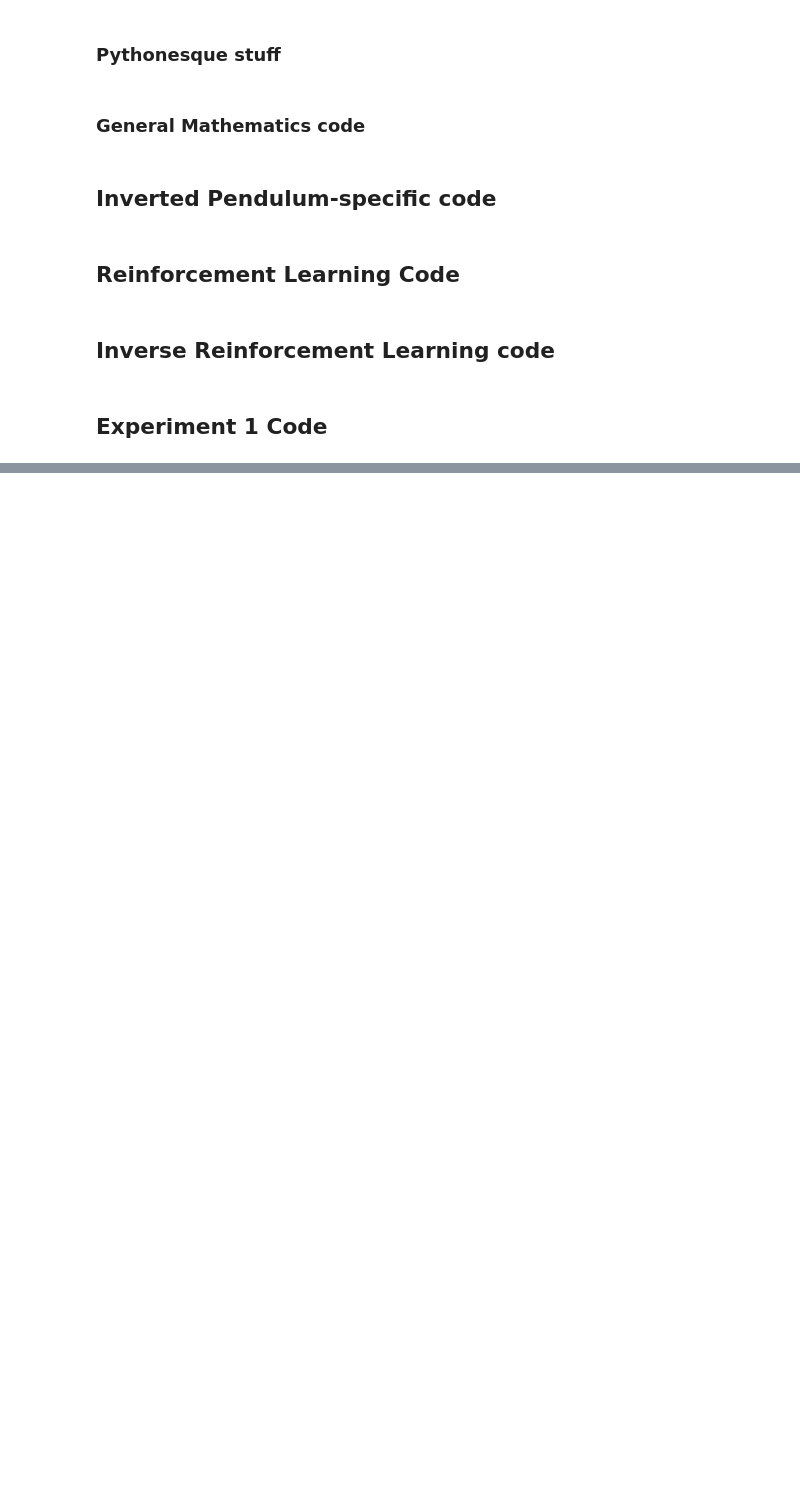
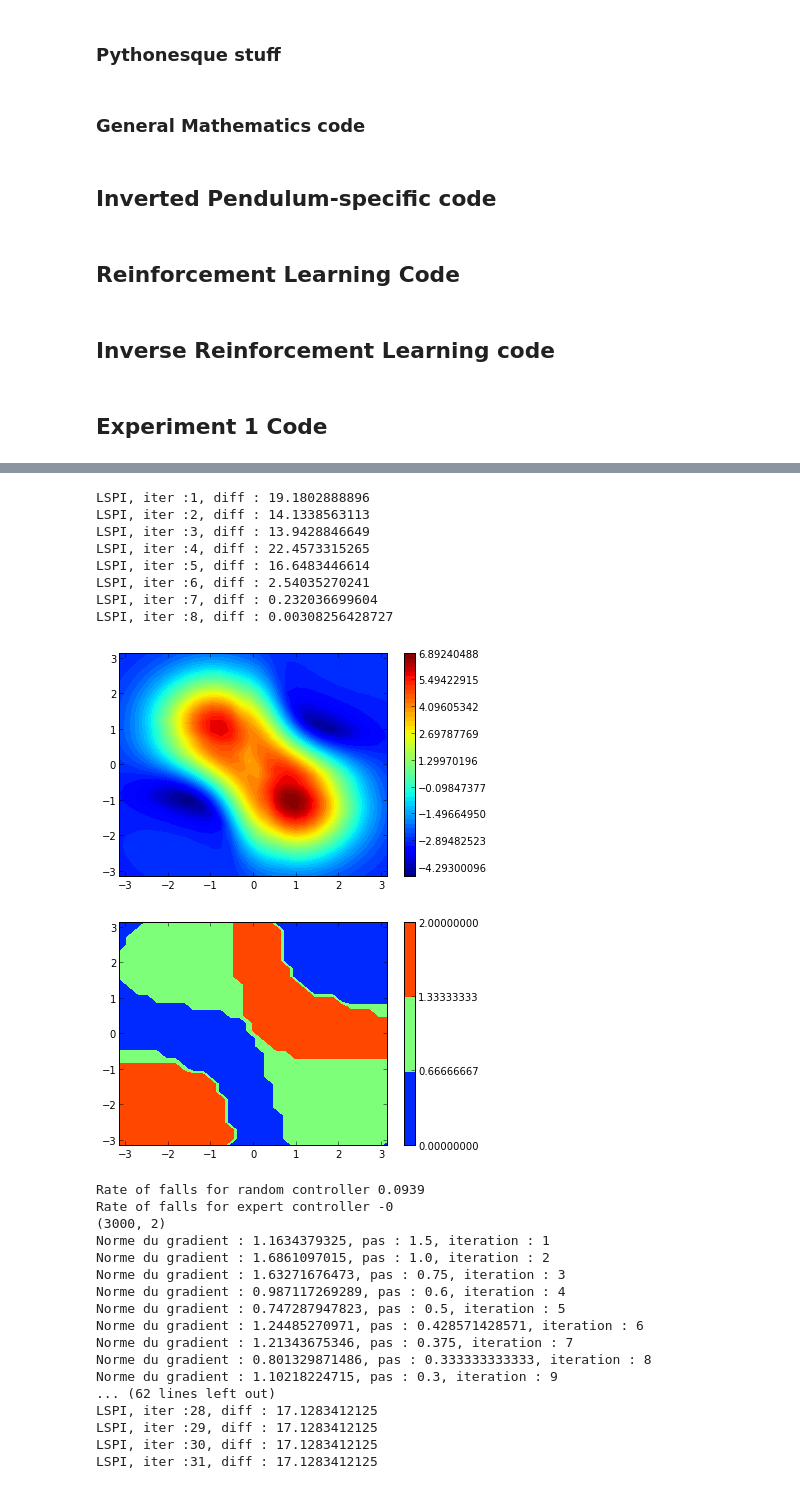
Before and after one commit to edouardklein/RL-and-IRL, a Jupyter notebook: Exp1.ipynb, the cells around one changed output, grey strips where cells are left out. Cells and saved outputs as stored; diff of their text form; code cells hidden in the pictures; blank space fills up the shorter version.

```diff
--- a/Exp1.ipynb
+++ b/Exp1.ipynb
@@ -280,11 +284,21 @@ def inverted_pendulum_plot( f, draw_contour=True, contour_levels=50, draw_surfac
     if draw_contour:
         contourf(pos,speed,Z,levels=linspace(min(Z.reshape(-1)),max(Z.reshape(-1)),contour_levels+1))
         colorbar()
-    show()
+    #show()
 def inverted_pendulum_plot_policy( policy ):
     two_args_pol = lambda p,s:squeeze(policy(zip_stack(p,s)))
     inverted_pendulum_plot(two_args_pol,contour_levels=3)
-#test_omega=zeros((30,1))
+def inverted_pendulum_plot_SAReward(reward,policy):
+    X = linspace(-pi,pi,30)
+    Y = X
+    X,Y = meshgrid(X,Y)
+    XY = zip_stack(X,Y)
+    XYA = zip_stack(X,Y,squeeze(policy(XY)))
+    Z = squeeze(reward(XYA))
+    contourf(X,Y,Z,levels=linspace(min(Z.reshape(-1)),max(Z.reshape(-1)),51))
+    colorbar()
+
+#test_omega=zeros((30,1)
 #test_omega[5]=1.
 #inverted_pendulum_plot(inverted_pendulum_V(test_omega))
 #pol = greedy_policy(test_omega,inverted_pendulum_phi,ACTION_SPACE)
@@ -376,13 +393,15 @@ def get_structured_classifier_for_SCI(s_dim, phi, phi_dim, A):
         return classif_rule,score
     return classifier
 
-def get_least_squares_regressor_for_SCI(psi, s_dim):
+def get_least_squares_regressor_for_SCI(phi, sa_dim):
     #ax=b,find x
     def regressor(data):
-        a=squeeze(psi(data[:,0:s_dim]))
-        b=data[:,s_dim:]
+        a=squeeze(phi(data[:,0:sa_dim]))
+        b=data[:,sa_dim:]
+        print "Regressor : data, a and b shapes and s_dim: "+str(data.shape)+str(a.shape)+str(b.shape)+str(sa_dim)
         x=lstsq(a,b)[0]
-        return lambda s:dot(x.transpose(),psi(s))
+        print "Regressor : x.shape : "+str(x.shape)
+        return lambda sa:dot(x.transpose(),phi(sa))
     return lambda data: regressor(data)
 # %% [markdown]
 ## Experiment 1 Code
@@ -413,0 +408,49 @@ Rate of falls for expert controller -0
+# %%
+
+data_random = inverted_pendulum_random_trace()
+data_expert,policy,omega = inverted_pendulum_expert_trace(inverted_pendulum_reward)
+random_falls_rate = - mean( data_random[:,5] )
+expert_falls_rate = - mean( data_expert[:,5] )
+print "Rate of falls for random controller "+str(random_falls_rate)
+print "Rate of falls for expert controller "+str(expert_falls_rate)
+classifier = get_structured_classifier_for_SCI(2, inverted_pendulum_phi, 30, ACTION_SPACE)#
+regressor = get_least_squares_regressor_for_SCI(inverted_pendulum_phi, 3)
+reward = CSI( data_expert, classifier, regressor, ACTION_SPACE, s_dim=2)
+CSI_reward = lambda sas: squeeze(reward(sas[:3]))
+CSI_reward(rand(5))
+data_CSI,policy_CSI,omega_CSI = inverted_pendulum_expert_trace( reward=CSI_reward)
+inverted_pendulum_plot_SAReward( reward, policy)
+def mean_reward(s,p):
+    actions = [a*ones(s.shape) for a in ACTION_SPACE]
+    matrices = [zip_stack(s,p,a) for a in actions]
+    return mean(array([squeeze(reward(m)) for m in matrices]), axis=0)
+inverted_pendulum_plot( mean_reward)
+inverted_pendulum_plot_policy( policy_CSI)
+# %% [output]
+LSPI, iter :1, diff : 19.1802888896
+LSPI, iter :2, diff : 14.1338563113
+LSPI, iter :3, diff : 13.9428846649
+LSPI, iter :4, diff : 22.4573315265
+LSPI, iter :5, diff : 16.6483446614
+LSPI, iter :6, diff : 2.54035270241
+LSPI, iter :7, diff : 0.232036699604
+LSPI, iter :8, diff : 0.00308256428727
+[figure, added]
+[figure, added]
+Rate of falls for random controller 0.0939
+Rate of falls for expert controller -0
+(3000, 2)
+Norme du gradient : 1.1634379325, pas : 1.5, iteration : 1
+Norme du gradient : 1.6861097015, pas : 1.0, iteration : 2
+Norme du gradient : 1.63271676473, pas : 0.75, iteration : 3
+Norme du gradient : 0.987117269289, pas : 0.6, iteration : 4
+Norme du gradient : 0.747287947823, pas : 0.5, iteration : 5
+Norme du gradient : 1.24485270971, pas : 0.428571428571, iteration : 6
+Norme du gradient : 1.21343675346, pas : 0.375, iteration : 7
+Norme du gradient : 0.801329871486, pas : 0.333333333333, iteration : 8
+Norme du gradient : 1.10218224715, pas : 0.3, iteration : 9
+... (62 lines left out)
+LSPI, iter :28, diff : 17.1283412125
+LSPI, iter :29, diff : 17.1283412125
+LSPI, iter :30, diff : 17.1283412125
+LSPI, iter :31, diff : 17.1283412125
```
Also changed, not shown: parts of 8 cells of this notebook, 1 other file.
